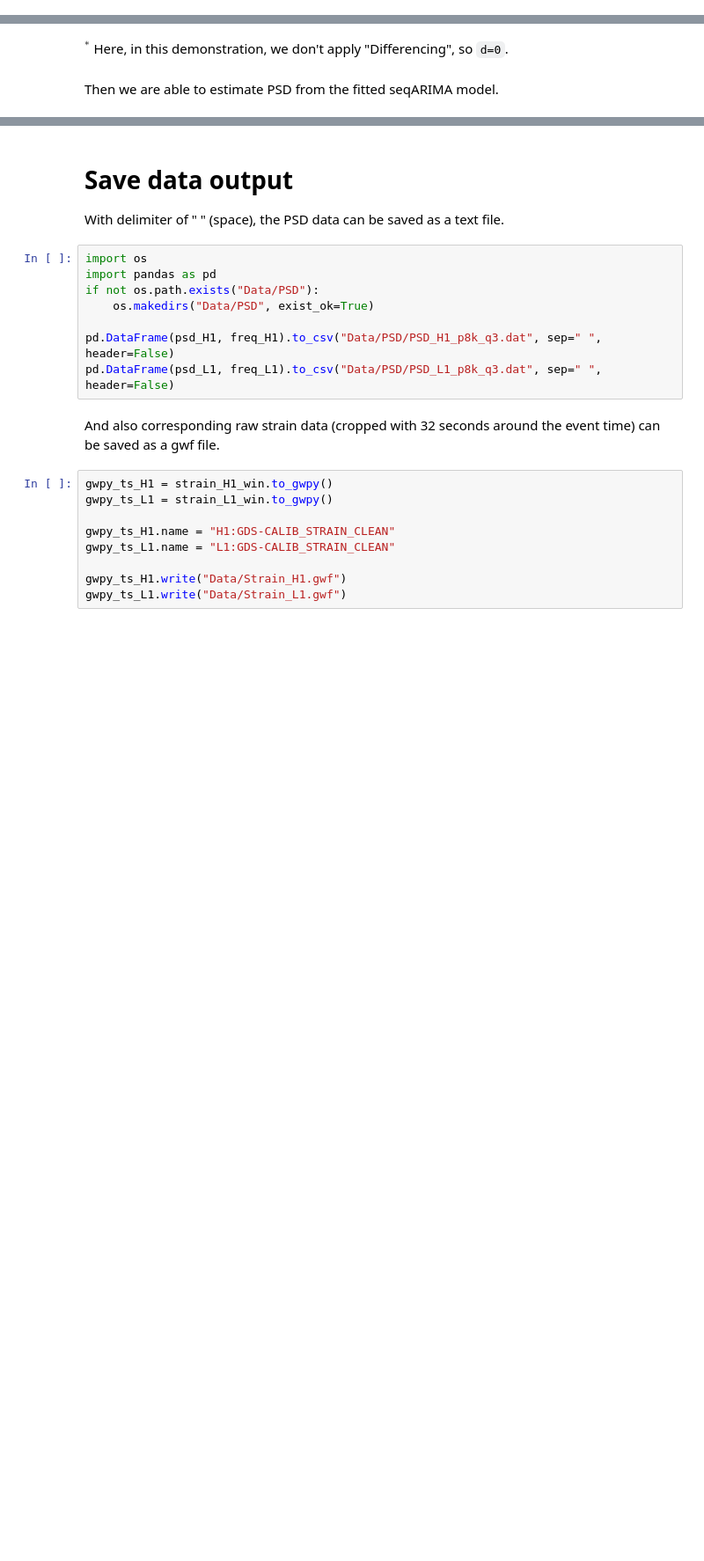
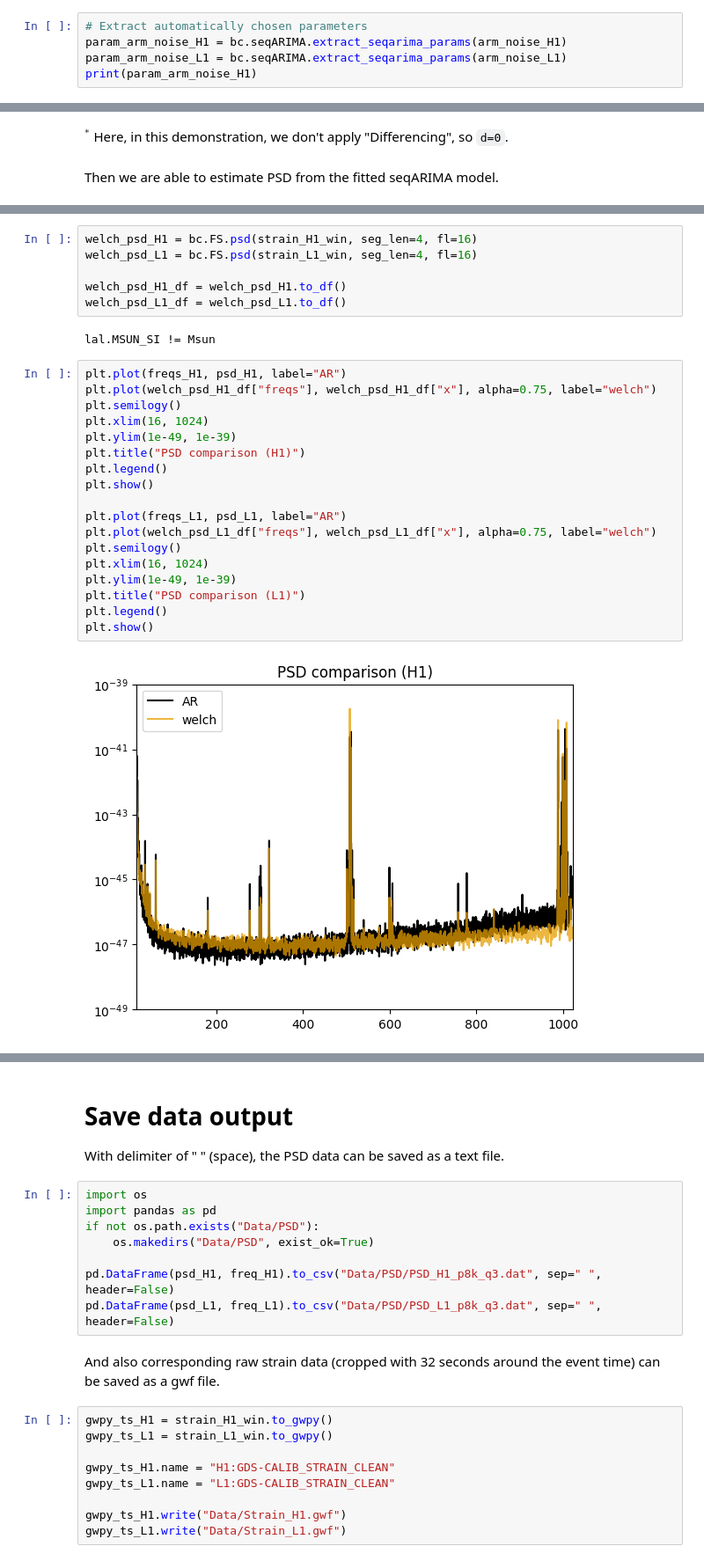
Before and after one commit to agoodmanjerry/beacon-py, a Jupyter notebook: Tuto/Tutorial_seqARIMA.ipynb, the cells around one changed output, grey strips where cells are left out. Shown at 88% size. Saved outputs shown, nothing was run; the diff lists cells and outputs as text; blank space fills up the shorter version.

Commit message:
Update on Tuto/Tutorial_seqARIMA.ipynb & Organize some functions

```diff
--- a/Tuto/Tutorial_seqARIMA.ipynb
+++ b/Tuto/Tutorial_seqARIMA.ipynb
@@ -157,3 +157,8 @@ Then from the fitted seqARIMA model, meta information can be extracted:
 - selected d order
 - AR coefficents corresponding to the selected p
 - variance estimated from the AR model
+# %%
+# Extract automatically chosen parameters
+param_arm_noise_H1 = bc.seqARIMA.extract_seqarima_params(arm_noise_H1)
+param_arm_noise_L1 = bc.seqARIMA.extract_seqarima_params(arm_noise_L1)
+print(param_arm_noise_H1)
@@ -210,3 +218,31 @@ plt.semilogy()
 plt.show()
 # %% [output]
 [figure]
+# %%
+welch_psd_H1 = bc.FS.psd(strain_H1_win, seg_len=4, fl=16)
+welch_psd_L1 = bc.FS.psd(strain_L1_win, seg_len=4, fl=16)
+
+welch_psd_H1_df = welch_psd_H1.to_df()
+welch_psd_L1_df = welch_psd_L1.to_df()
+# %% [output]
+lal.MSUN_SI != Msun
+# %%
+plt.plot(freqs_H1, psd_H1, label="AR")
+plt.plot(welch_psd_H1_df["freqs"], welch_psd_H1_df["x"], alpha=0.75, label="welch")
+plt.semilogy()
+plt.xlim(16, 1024)
+plt.ylim(1e-49, 1e-39)
+plt.title("PSD comparison (H1)")
+plt.legend()
+plt.show()
+
+plt.plot(freqs_L1, psd_L1, label="AR")
+plt.plot(welch_psd_L1_df["freqs"], welch_psd_L1_df["x"], alpha=0.75, label="welch")
+plt.semilogy()
+plt.xlim(16, 1024)
+plt.ylim(1e-49, 1e-39)
+plt.title("PSD comparison (L1)")
+plt.legend()
+plt.show()
+# %% [output]
+[figure, added]
```
Also changed, not shown: parts of 6 cells of this notebook, 1 other file.
